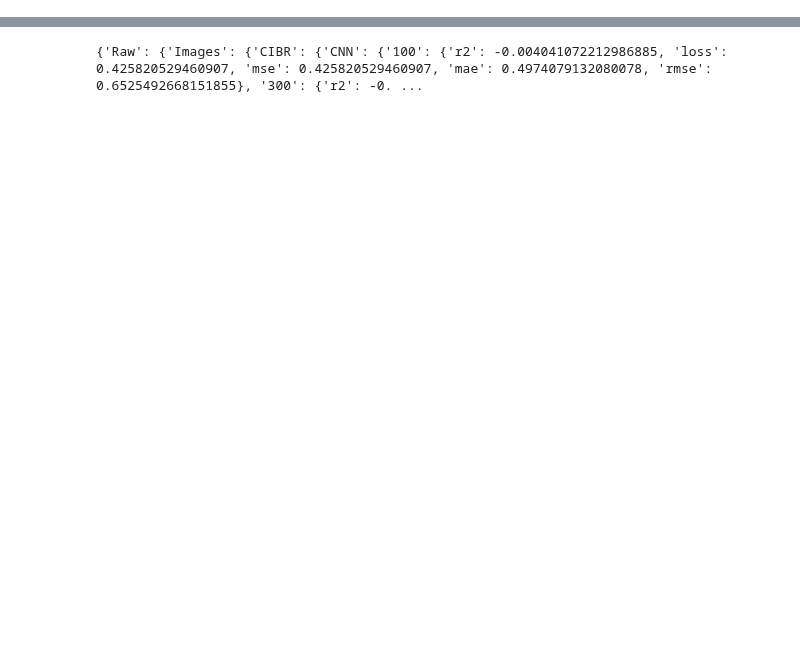
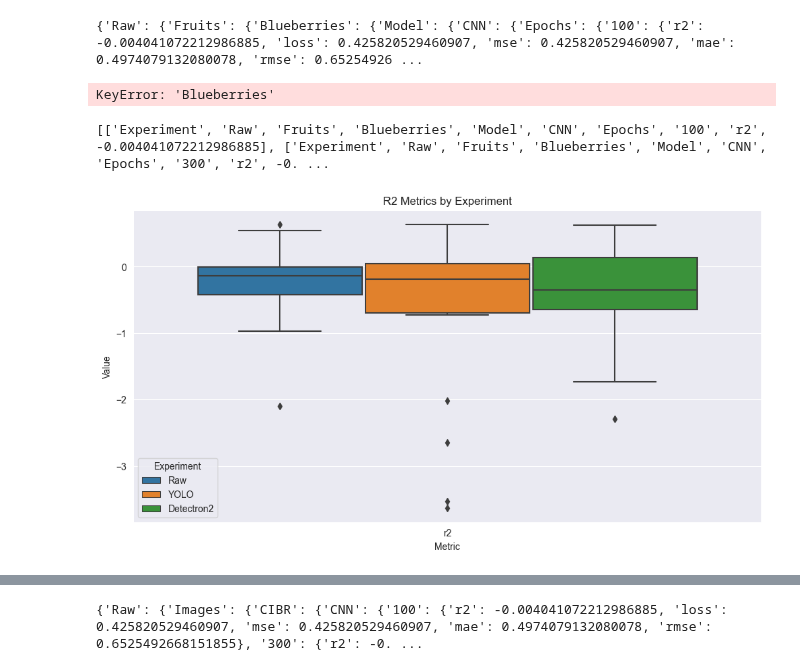
Before and after one commit to pcruiher08/ImageFeatures, a Jupyter notebook: Experiments/Graphs.ipynb, the cells around one changed output, grey strips where cells are left out. Cells and saved outputs as stored; diff of their text form; code cells hidden in the pictures; blank space fills up the shorter version.

Commit message:
playing with graphs

```diff
--- a/Experiments/Graphs.ipynb
+++ b/Experiments/Graphs.ipynb
@@ -155,0 +33,69 @@ TypeError: unsupported operand type(s) for +: 'int' and 'NoneType'
+# %%
+import json
+import matplotlib.pyplot as plt
+import numpy as np
+import seaborn
+import pandas as pd
+
+data = resultsCNN
+# Extract data
+
+print(data["Experiment"])
+blueberries = data["Blueberries"]["Experiments"]
+raspberries = data["Raspberries"]["Experiments"]
+strawberries = data["Strawberries"]["Experiments"]
+
+# Create DataFrames
+df_blueberries = pd.DataFrame(blueberries)
+df_raspberries = pd.DataFrame(raspberries)
+df_strawberries = pd.DataFrame(strawberries)
+
+# Plot R2 values for each fruit type
+fig, axs = plt.subplots(3, 1, figsize=(10, 15))
+
+df_blueberries.plot(x="Model", y="R2", kind="bar", ax=axs[0], legend=None, rot=0)
+axs[0].set_title("Blueberries R2")
+axs[0].set_ylabel("R2 Value")
+
+df_raspberries.plot(x="Model", y="R2", kind="bar", ax=axs[1], legend=None, rot=0)
+axs[1].set_title("Raspberries R2")
+axs[1].set_ylabel("R2 Value")
+
+df_strawberries.plot(x="Model", y="R2", kind="bar", ax=axs[2], legend=None, rot=0)
+axs[2].set_title("Strawberries R2")
+axs[2].set_ylabel("R2 Value")
+
+plt.tight_layout()
+plt.show()
+# %% [output]
+{'Raw': {'Fruits': {'Blueberries': {'Model': {'CNN': {'Epochs': {'100': {'r2': -0.004041072212986885, 'loss': 0.425820529460907, 'mse': 0.425820529460907, 'mae': 0.4974079132080078, 'rmse': 0.65254926 ...
+KeyError: 'Blueberries'
+# %%
+import pandas as pd
+import seaborn as sns
+import matplotlib.pyplot as plt
+sns.set_style("darkgrid")
+edgecolors=None
+data = resultsCNN
+
+def flatten_json(d, keys=None):
+    if keys is None:
+        keys = []
+    if isinstance(d, dict):
+        for k, v in d.items():
+            for item in flatten_json(v, keys + [k]):
+                yield item
+    else:
+        yield keys + [d]
+
+flat_data = list(flatten_json(data))
+print(flat_data)
+df = pd.DataFrame(flat_data, columns=["","Experiment", "","Fruit", "","Model", "","Epochs", "Metric", "Value"])
+
+plt.figure(figsize=(12, 6))
+sns.boxplot(x="Metric", y="Value", hue="Experiment", data=df[df["Metric"] == "r2"])
+plt.title("R2 Metrics by Experiment")
+plt.show()
+# %% [output]
+[['Experiment', 'Raw', 'Fruits', 'Blueberries', 'Model', 'CNN', 'Epochs', '100', 'r2', -0.004041072212986885], ['Experiment', 'Raw', 'Fruits', 'Blueberries', 'Model', 'CNN', 'Epochs', '300', 'r2', -0. ...
+[figure, added]
```
Also changed, not shown: parts of 6 cells of this notebook, 1 other file.
